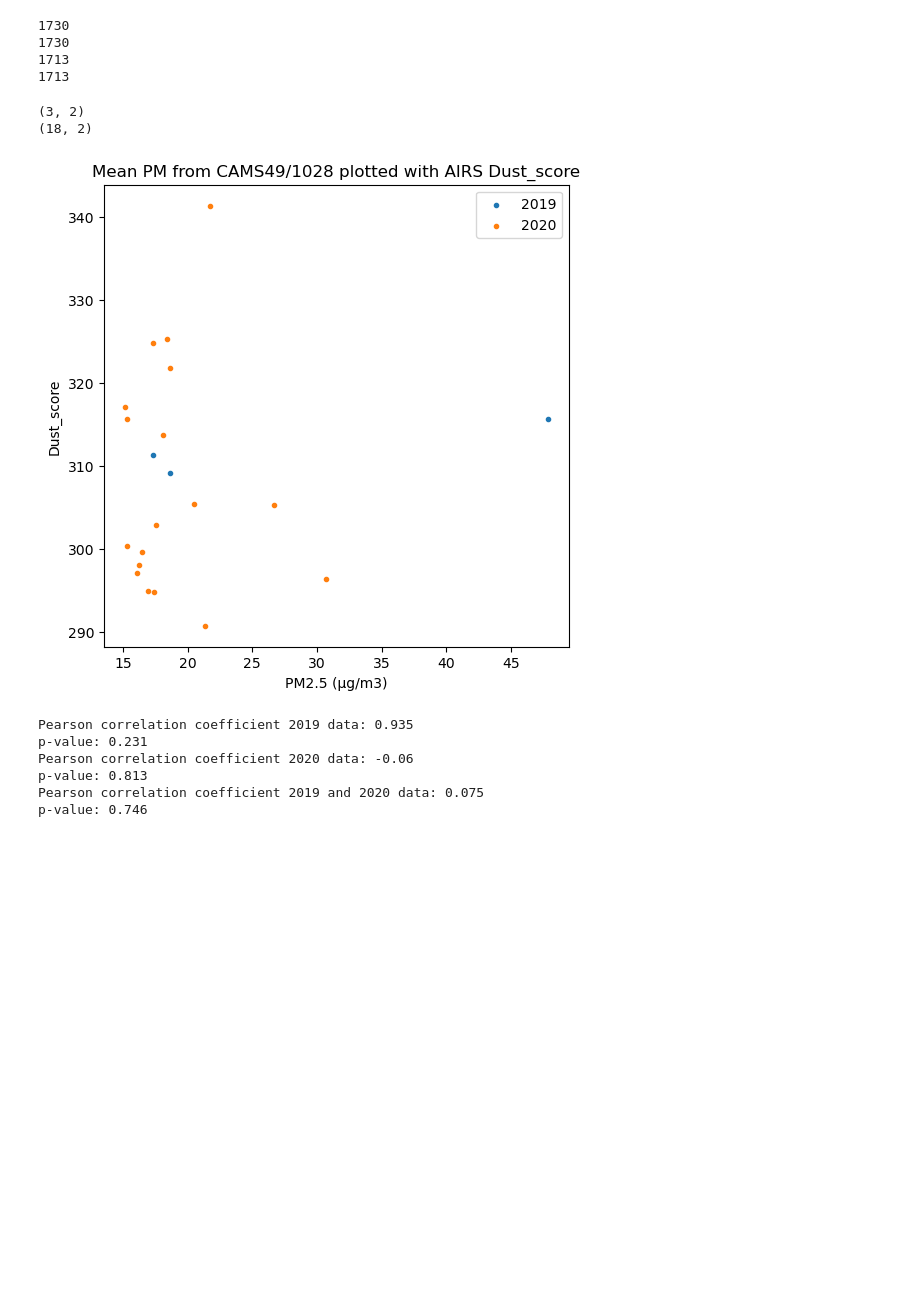
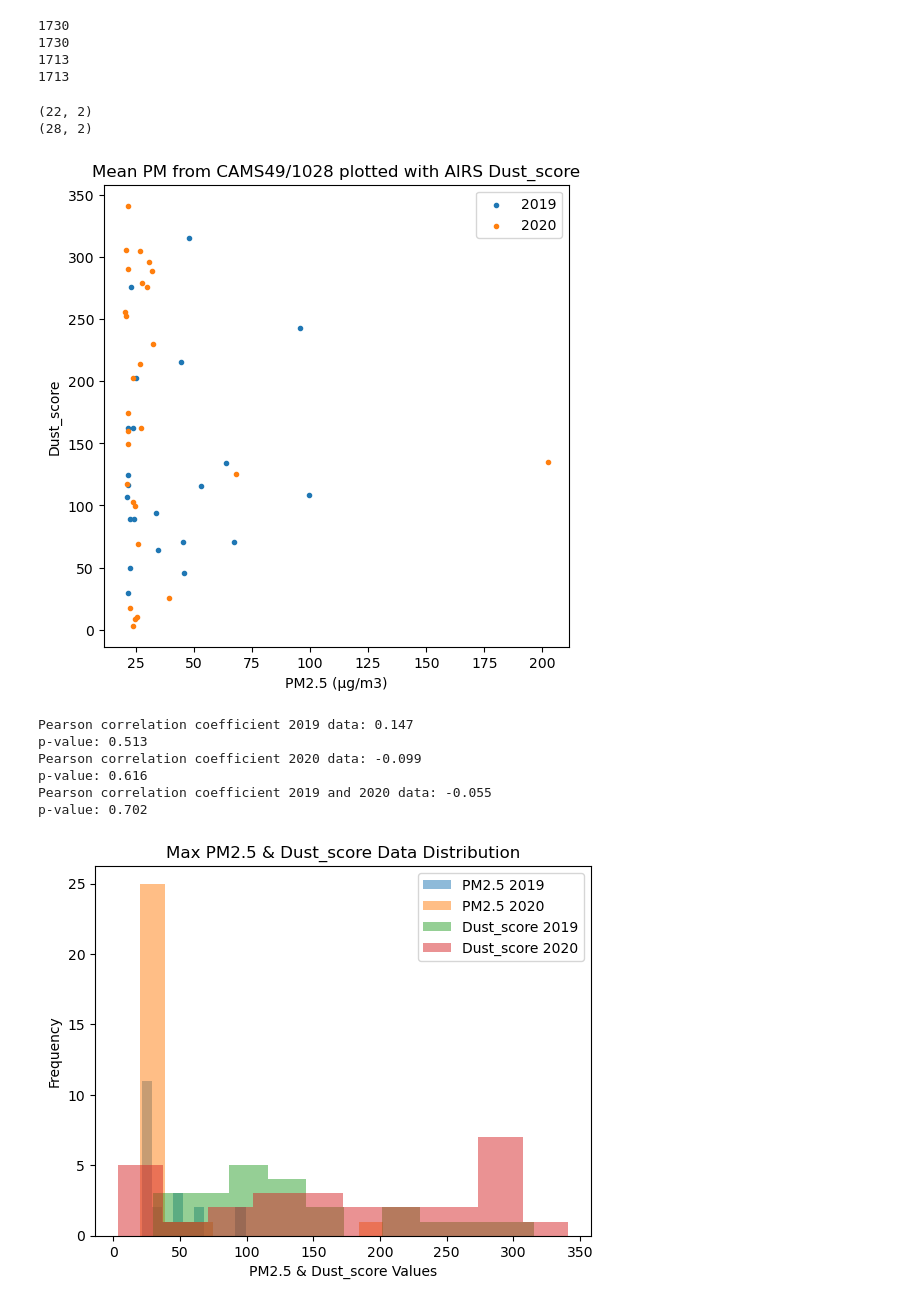
Before and after one commit to ChristopherLovepeace/dust_score_master_thesis, a Jupyter notebook: dust_score_validation.ipynb, the cells around one changed output. Cells and saved outputs as stored; diff of their text form; code cells hidden in the pictures; blank space fills up the shorter version.

Commit message:
Added extra plot for frequency distribution of dust score and PM data

```diff
--- a/dust_score_validation.ipynb
+++ b/dust_score_validation.ipynb
@@ -242,40 +242,52 @@ def plot_dust_pm(type: str, threshold_pm: int, threshold_dust_score: int, dust_s
     x_pm_2019=dust_score_pm_matches_2019_filtered[:,0]
     y_dust_score_2019=dust_score_pm_matches_2019_filtered[:,1]
 
     x_pm_2020=dust_score_pm_matches_2020_filtered[:,0]
     y_dust_score_2020=dust_score_pm_matches_2020_filtered[:,1]
 
     fig = plt.figure(figsize=(6, 6))
     ax = fig.add_subplot(1, 1, 1)
 
     ax.scatter(x_pm_2019,y_dust_score_2019, marker='.', label='2019')
     ax.scatter(x_pm_2020,y_dust_score_2020, marker='.', label='2020')
 
     # Add title and show the plot
     plt.title(f'{type} PM from CAMS49/1028 plotted with AIRS Dust_score')
     plt.xlabel("PM2.5 (µg/m3)")
     plt.ylabel("Dust_score")
     plt.legend()
     plt.show()
 
     corr_coefficient_2019, p_value_2019 = pearsonr(x_pm_2019, y_dust_score_2019)
     corr_coefficient_2020, p_value_2020 = pearsonr(x_pm_2020, y_dust_score_2020)
     corr_coefficient_comb, p_vale_comb = pearsonr(np.concatenate((x_pm_2019,x_pm_2020)), np.concatenate((y_dust_score_2019,y_dust_score_2020)))
     print("Pearson correlation coefficient 2019 data:", corr_coefficient_2019.round(3))
     print("p-value:", p_value_2019.round(3))
     print("Pearson correlation coefficient 2020 data:", corr_coefficient_2020.round(3))
     print("p-value:", p_value_2020.round(3))
     print("Pearson correlation coefficient 2019 and 2020 data:", corr_coefficient_comb.round(3))
     print("p-value:", p_vale_comb.round(3))
 
-plot_dust_pm('Mean',15, 290,dust_score_pm_matches_cams1028,dust_score_pm_matches_cams49)
+    plt.hist(x_pm_2019, alpha=0.5, label='PM2.5 2019')
+    plt.hist(x_pm_2020, alpha=0.5, label='PM2.5 2020')
+    plt.hist(y_dust_score_2019, alpha=0.5, label='Dust_score 2019')
+    plt.hist(y_dust_score_2020, alpha=0.5, label='Dust_score 2020')
+
+    plt.xlabel('PM2.5 & Dust_score Values')
+    plt.ylabel('Frequency')
+    plt.title('Max PM2.5 & Dust_score Data Distribution')
+
+    plt.legend()
+
+plot_dust_pm('Mean', 20, 0,dust_score_pm_matches_cams1028,dust_score_pm_matches_cams49)
 # %% [output]
-(3, 2)
-(18, 2)
+(22, 2)
+(28, 2)
-[figure, old version]
+[figure, new version]
-Pearson correlation coefficient 2019 data: 0.935
-p-value: 0.231
-Pearson correlation coefficient 2020 data: -0.06
-p-value: 0.813
-Pearson correlation coefficient 2019 and 2020 data: 0.075
-p-value: 0.746
+Pearson correlation coefficient 2019 data: 0.147
+p-value: 0.513
+Pearson correlation coefficient 2020 data: -0.099
+p-value: 0.616
+Pearson correlation coefficient 2019 and 2020 data: -0.055
+p-value: 0.702
+[figure, added]
```
Also changed, not shown: parts of 1 cell of this notebook.
